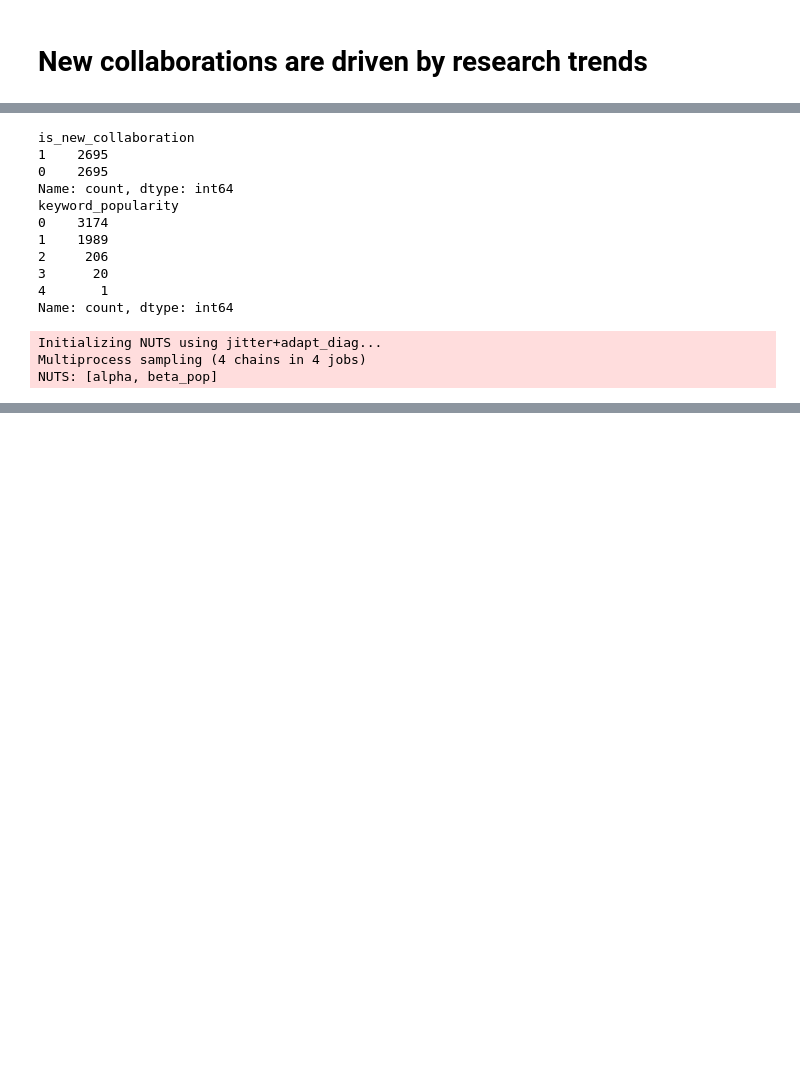
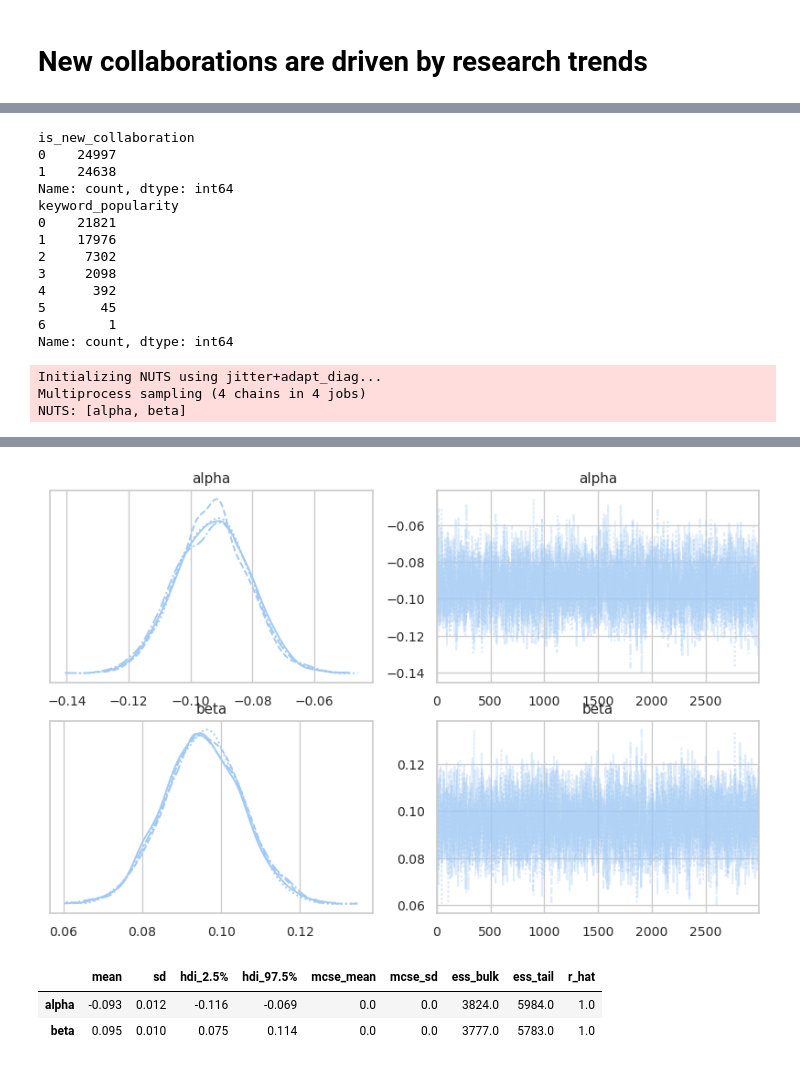
Before and after one commit to eutopia-collaboration-recommender/ecr-analytics, a Jupyter notebook: src/notebooks/06 - New collaborations are driven by research trends.ipynb, the cells around one changed output, grey strips where cells are left out. Cells and saved outputs as stored; diff of their text form; code cells hidden in the pictures; blank space fills up the shorter version.

Commit message:
- New collaboration impact and drivers along with some general statistics in Jupyter notebooks. - Conda environment

```diff
--- a/src/notebooks/06 - New collaborations are driven by research trends.ipynb
+++ b/src/notebooks/06 - New collaborations are driven by research trends.ipynb
@@ -127,5 +206,13 @@ Number of existing collaborations: 2695
 # %%
-min_collaboration_count = 100
 df_popularity_positive = df_popularity[df_popularity['is_new_collaboration'] == 1].sample(n=min_collaboration_count)
 df_popularity_negative = df_popularity[df_popularity['is_new_collaboration'] == 0].sample(n=min_collaboration_count)
 df_popularity_sampled = pd.concat([df_popularity_positive, df_popularity_negative])
+
+popularity_percentile_2_5 = df_popularity_sampled['keyword_popularity_index'].quantile(0.025)
+popularity_percentile_97_5 = df_popularity_sampled['keyword_popularity_index'].quantile(0.975)
+df_popularity_sampled = df_popularity_sampled[
+    (df_popularity_sampled['keyword_popularity_index'] > popularity_percentile_2_5) &
+    (df_popularity_sampled['keyword_popularity_index'] < popularity_percentile_97_5)
+]
+df_popularity_sampled["keyword_popularity_index_std"] = (df_popularity_sampled["keyword_popularity_index"] - df_popularity_sampled["keyword_popularity_index"].mean()) / df_popularity_sampled["keyword_popularity_index"].std()
+df_popularity_sampled.head(5)
@@ -134,30 +228,31 @@ print(df_popularity_sampled['is_new_collaboration'].value_counts())
 print(df_popularity_sampled['keyword_popularity'].value_counts())
 # %% [output]
 is_new_collaboration
-1    2695
-0    2695
+0    24997
+1    24638
 Name: count, dtype: int64
 keyword_popularity
-0    3174
-1    1989
-2     206
-3      20
-4       1
+0    21821
+1    17976
+2     7302
+3     2098
+4      392
+5       45
+6        1
 Name: count, dtype: int64
 # %%
-
 with pm.Model() as model:
     # Priors on intercept and slope
-    alpha = pm.Normal("alpha", mu=0, sigma=10)
-    beta_pop = pm.Normal("beta_pop", mu=0, sigma=10)
+    alpha = pm.Cauchy("alpha", alpha=0, beta=2.5)
+    beta = pm.Cauchy("beta", alpha=0, beta=2.5)
 
-    # Linear predictor: logit(p_i) = alpha + beta_pop * popularity_i
-    mu = alpha + beta_pop * df_popularity_sampled["keyword_popularity"].values
+    # Linear predictor
+    mu = alpha + beta * df_popularity_sampled["keyword_popularity"].values
 
     # Convert to probability via the logistic function
     p = pm.Deterministic("p", pm.math.sigmoid(mu))
 
-    # Observed data: Bernoulli trials (is_new_collab ∈ {0,1})
+    # Observed data
     y_obs = pm.Bernoulli("y_obs", p=p, observed=df_popularity_sampled["is_new_collaboration"].values)
 
     # Sample from the posterior
@@ -169,11 +264,12 @@ with pm.Model() as model:
         progressbar=True
     )
 
-# Summary of posterior
-az.summary(trace, var_names=["alpha", "beta_pop"], hdi_prob=0.95)
+# Plot the trace and posterior distributions for alpha, beta
+az.plot_trace(trace, var_names=["alpha", "beta"], figsize=(10, 6))
+plt.show()
 # %% [output]
 Initializing NUTS using jitter+adapt_diag...
 Multiprocess sampling (4 chains in 4 jobs)
-NUTS: [alpha, beta_pop]
+NUTS: [alpha, beta]
 [interactive output not drawn]
 [interactive output not drawn]
@@ -180,0 +277,8 @@ ValueError: Not enough samples to build a trace.
+[figure, added]
+# %%
+# Summary of posterior
+az.summary(trace, var_names=["alpha", "beta"], hdi_prob=0.95)
+# %% [output]
+|  | mean | sd | hdi_2.5% | hdi_97.5% | mcse_mean | mcse_sd | ess_bulk | ess_tail | r_hat |
+| alpha | -0.093 | 0.012 | -0.116 | -0.069 | 0.0 | 0.0 | 3824.0 | 5984.0 | 1.0 |
+| beta | 0.095 | 0.010 | 0.075 | 0.114 | 0.0 | 0.0 | 3777.0 | 5783.0 | 1.0 |
```
Also changed, not shown: parts of 19 cells of this notebook, 8 other files.
